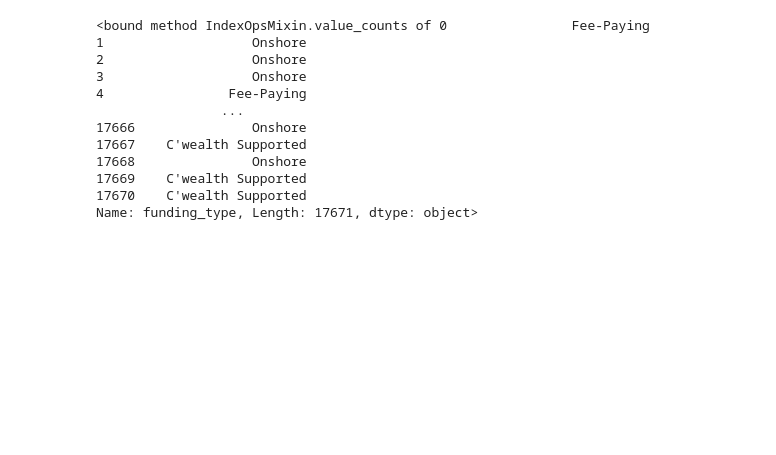
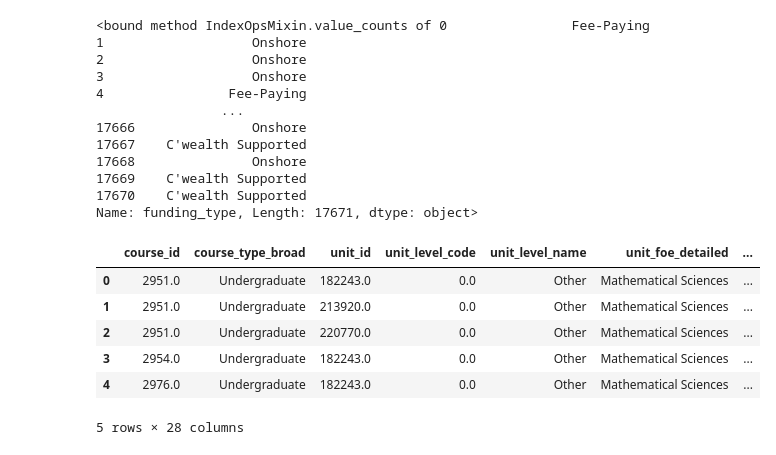
Before and after one commit to justinwonderwall/Capstone_Project, a Jupyter notebook: notebook/1_ETL_Pipeline.ipynb, the cells around one changed output. Drawn from its saved outputs; the diff is of its cells as text; code cells hidden in the pictures; blank space fills up the shorter version.

Commit message:
Adjust code bug when merge

```diff
--- a/notebook/1_ETL_Pipeline.ipynb
+++ b/notebook/1_ETL_Pipeline.ipynb
@@ -358,7 +358,7 @@ foe_err_df = pd.DataFrame({"foe_code": list(foe_err_stu)})
 foe_err_df["foe_error"] = 1 # wrong flag = 1
 
 # special code
-merged_ok["special_foe"] = 0  # normal
+merged_ok["special_code"] = 0  # normal
 special_code_df = pd.DataFrame({"foe_code": list(special_code)})
 special_code_df["special_code"] = 1 # wrong flag = 1
 
@@ -421,6 +421,16 @@ for row in merged_df.itertuples():
             merged_df.loc[row.Index, 'CSP_gov_payment'] = row.commonwealth_contrib_gf_2024 * row.eftsl_2024
     else:
         merged_df.loc[row.Index, 'CSP_gov_payment'] = 0.0 # no government payment for international students
+# %%
+merged_df.head()
+# %% [output]
+|  | course_id | course_type_broad | unit_id | unit_level_code | unit_level_name | unit_foe_detailed | ... |
+| 0 | 2951.0 | Undergraduate | 182243.0 | 0.0 | Other | Mathematical Sciences | ... |
+| 1 | 2951.0 | Undergraduate | 213920.0 | 0.0 | Other | Mathematical Sciences | ... |
+| 2 | 2951.0 | Undergraduate | 220770.0 | 0.0 | Other | Mathematical Sciences | ... |
+| 3 | 2954.0 | Undergraduate | 182243.0 | 0.0 | Other | Mathematical Sciences | ... |
+| 4 | 2976.0 | Undergraduate | 182243.0 | 0.0 | Other | Mathematical Sciences | ... |
+5 rows × 28 columns
 # %%
 # export merged data
 merged_df.to_csv("../data/processed/merged_data.csv", index=False)
```
Also changed, not shown: parts of 2 cells of this notebook, 2 other files.
